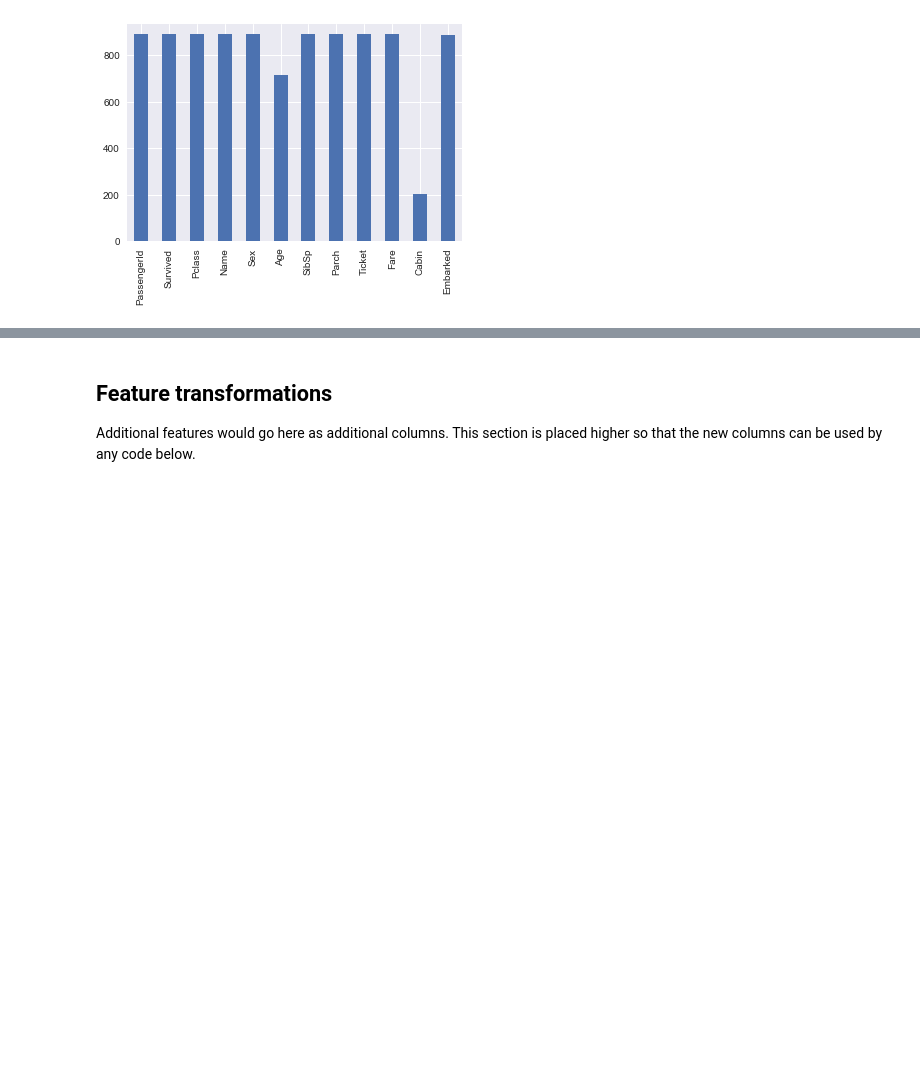
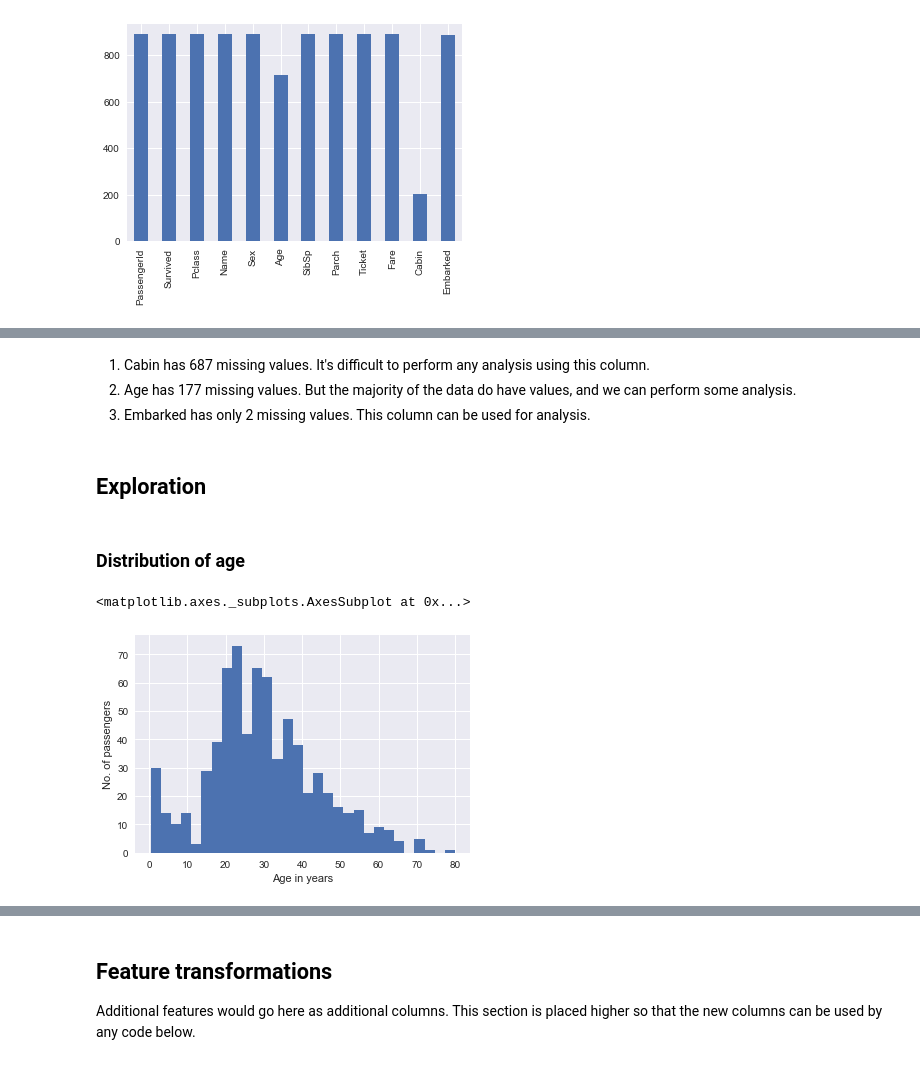
Before and after one commit to XCMer/DAND-Investigate-Dataset, a Jupyter notebook: Analysis.ipynb, the cells around one changed output, grey strips where cells are left out. Cells and saved outputs as stored; diff of their text form; code cells hidden in the pictures; blank space fills up the shorter version.

```diff
--- a/Analysis.ipynb
+++ b/Analysis.ipynb
@@ -49,0 +66,23 @@ Age and Cabin seem to have missing values. We cannot completely rely on them for
+# %% [markdown]
+1. Cabin has 687 missing values. It's difficult to perform any analysis using this column.
+1. Age has 177 missing values. But the majority of the data do have values, and we can perform some analysis.
+1. Embarked has only 2 missing values. This column can be used for analysis.
+# %% [markdown]
+## Exploration
+# %% [markdown]
+### Distribution of age
+# %%
+# You'll see this code pattern throughout the notebook. I save the
+# plot object in a variable, which allows me to set labelling for the plot.
+plot = titanic['Age'].plot(kind='hist', bins=30)
+plot.set_xlabel('Age in years')
+plot.set_ylabel('No. of passengers')
+
+# This line really isn't necessary, because I believe the functions above
+# also return a plot object. But I've added it just for clarity.
+# Having the plot object as the last line ensures that the notebook will render
+# it inline.
+plot
+# %% [output]
+<matplotlib.axes._subplots.AxesSubplot at 0x...>
+[figure, added]
```
Also changed, not shown: parts of 30 cells of this notebook.
